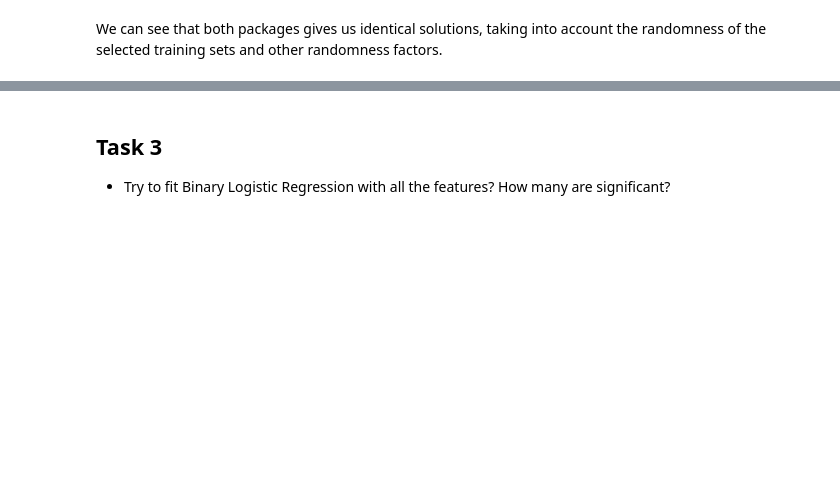
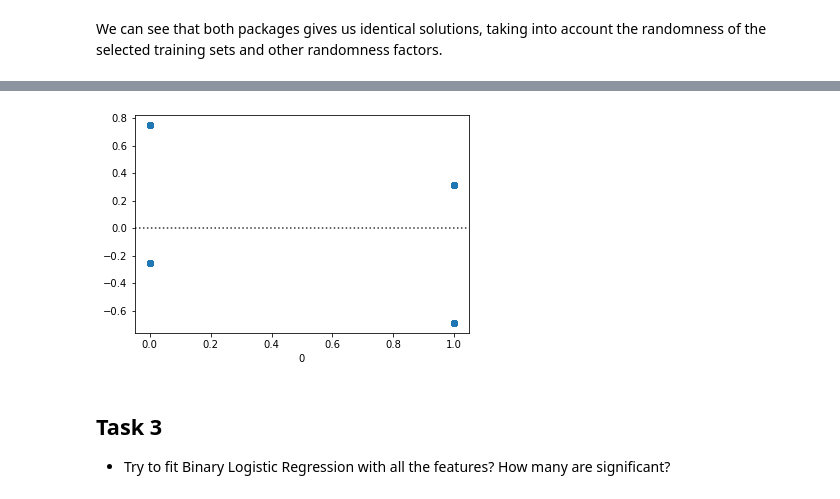
Before and after one commit to mathphilippe/DS_auticon_week_4, a Jupyter notebook: logistic_regression_exercise.ipynb, the cells around one changed output, grey strips where cells are left out. Drawn from its saved outputs; the diff is of its cells as text; code cells hidden in the pictures; blank space fills up the shorter version.

```diff
--- a/logistic_regression_exercise.ipynb
+++ b/logistic_regression_exercise.ipynb
@@ -139,3 +145,8 @@ We can see that both packages gives us identical solutions, taking into account
+# %%
+sns.residplot(y_test, y_pred2)
+plt.show()
+# %% [output]
+[figure, added]
 # %% [markdown]
 ## Task 3
 - Try to fit Binary Logistic Regression with all the features? How many are significant?
```
Also changed, not shown: parts of 21 cells of this notebook.
